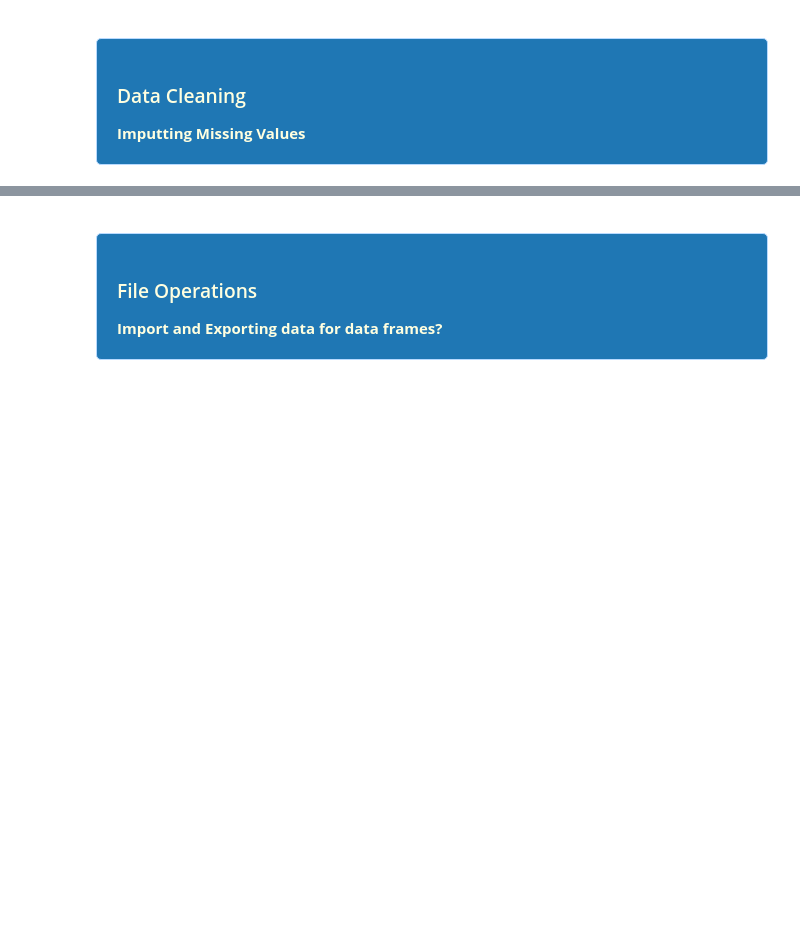
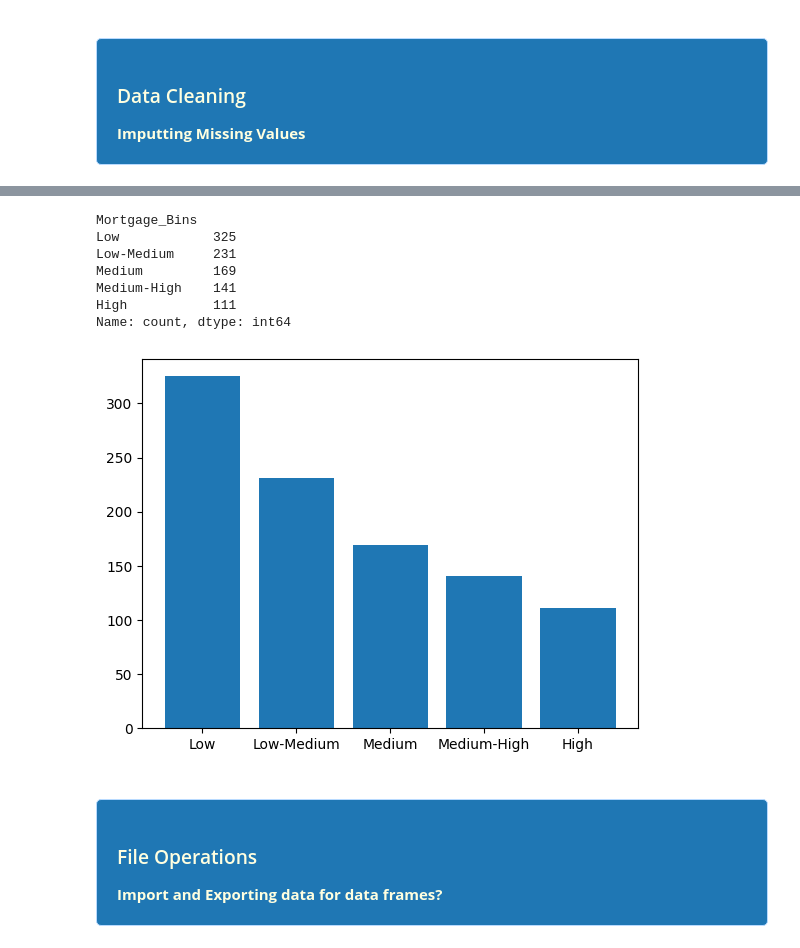
Before and after one commit to rgregs60/Python-Fall-2024-Notebooks, a Jupyter notebook: In Class Demos/Python Demo #2 - Fall 2024.ipynb, the cells around one changed output, grey strips where cells are left out. Cells and saved outputs as stored; diff of their text form; code cells hidden in the pictures; blank space fills up the shorter version.

```diff
--- a/In Class Demos/Python Demo #2 - Fall 2024.ipynb
+++ b/In Class Demos/Python Demo #2 - Fall 2024.ipynb
@@ -209,3 +308,34 @@ max       NaN     1.000000        NaN     1.000000
+# %%
+#####  Create Bins for the Mortgage Variable
+
+import pandas as pd
+import matplotlib
+
+# Create 5 bins for the variable bank_clean['Mortgage']
+
+bank_clean['Mortgage_Bins'] = pd.cut(bank_clean['Mortgage'], bins=5, labels=False)
+
+# create labels for the bins
+
+bank_clean['Mortgage_Bins'] = pd.cut(bank_clean['Mortgage'], bins=5, labels=['Low', 'Low-Medium', 'Medium', 'Medium-High', 'High'])
+
+# Show the frequency of the bins
+
+print(bank_clean['Mortgage_Bins'].value_counts())
+
+# Create a bar graph of the bins
+
+plt.bar(bank_clean['Mortgage_Bins'].value_counts().index, bank_clean['Mortgage_Bins'].value_counts())
+plt.show()
+# %% [output]
+Mortgage_Bins
+Low            325
+Low-Medium     231
+Medium         169
+Medium-High    141
+High           111
+Name: count, dtype: int64
+[figure, added]
 # %% [markdown]
 <div style="background-color: #1f77b4; color: #FFFFE0; padding: 20px; border-radius: 5px; margin-top: 20px; border: 1px solid #b8daff;">
 <h3>File Operations</h3>
```
Also changed, not shown: parts of 6 cells of this notebook.
